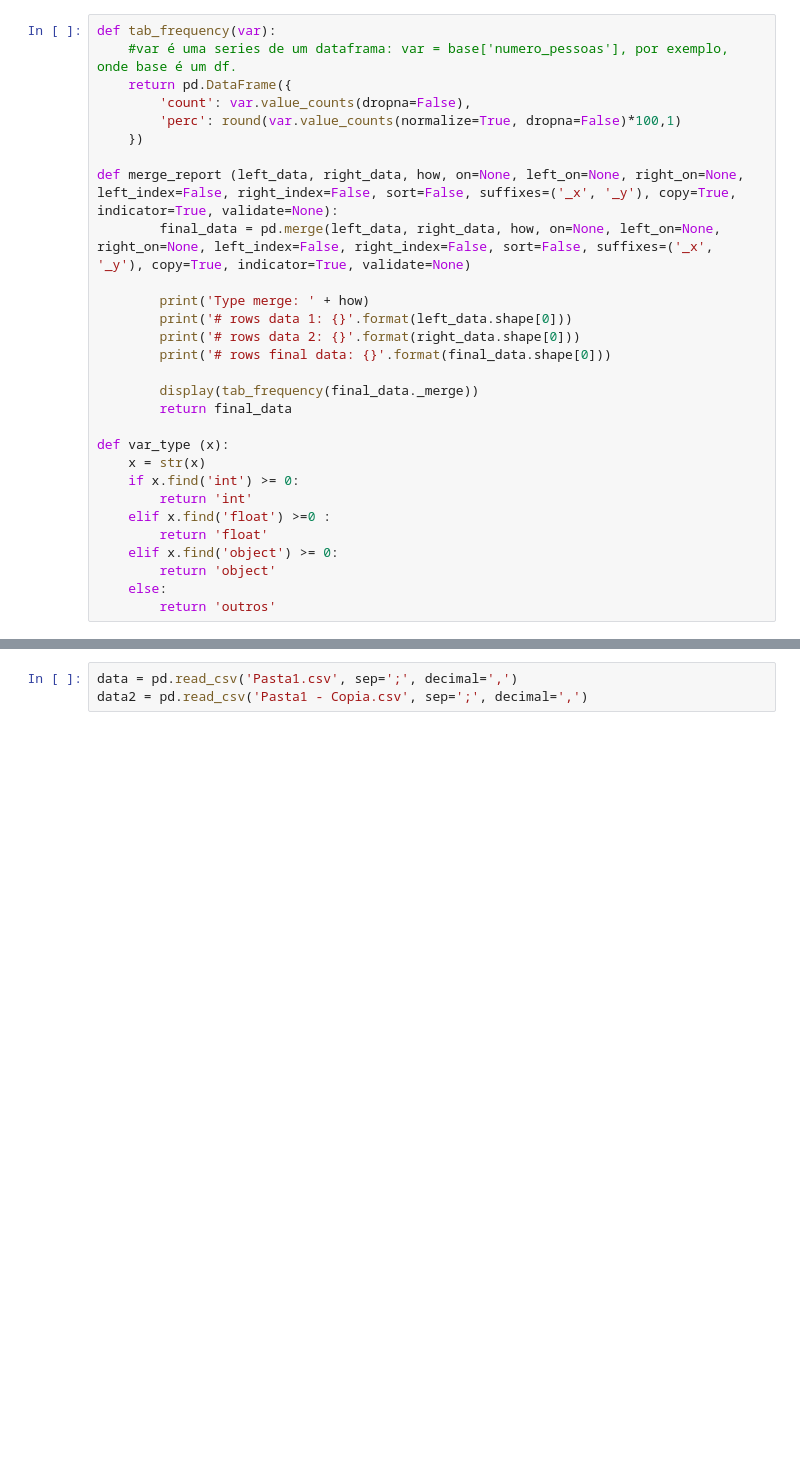
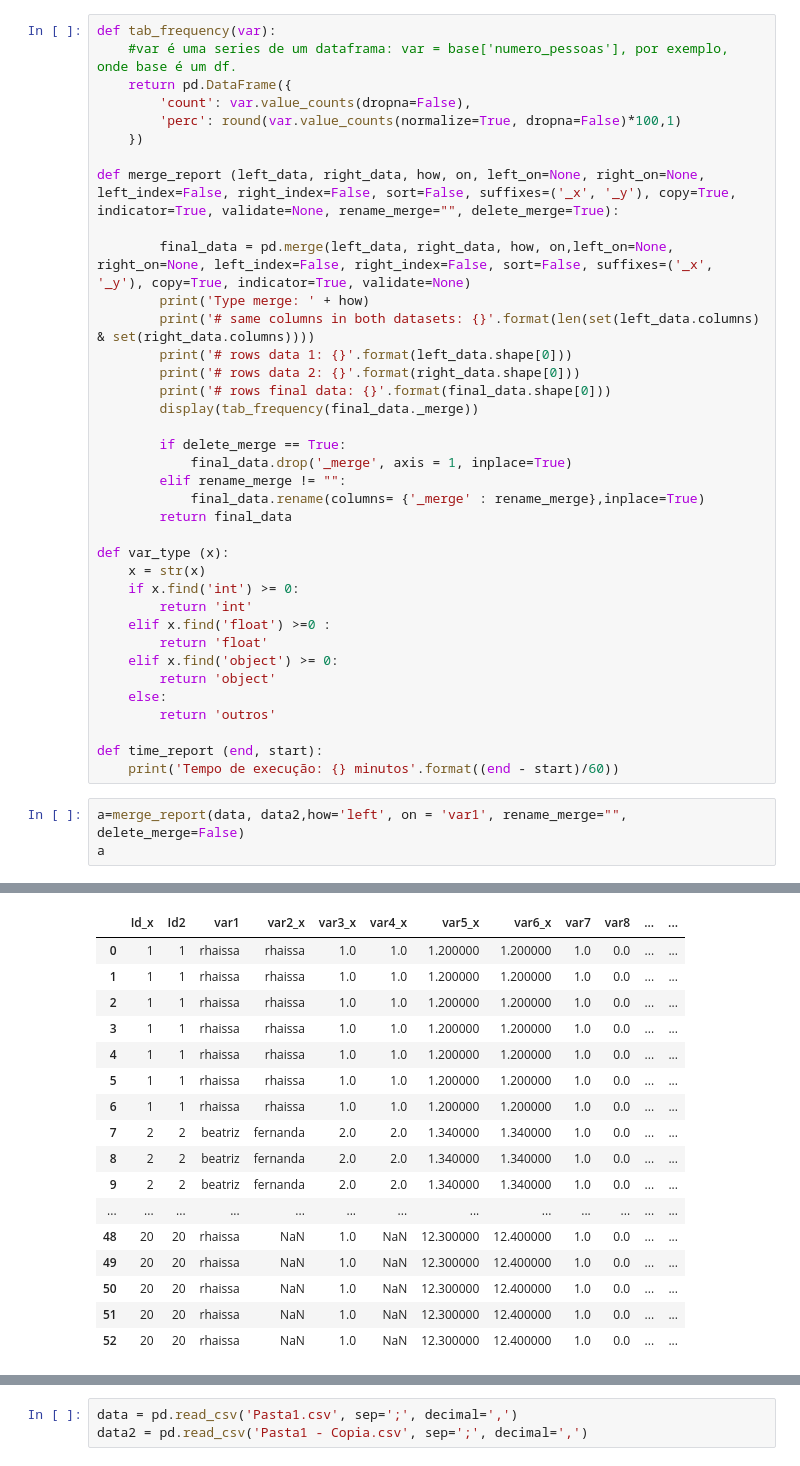
Before and after one commit to mopdc/python-codes, a Jupyter notebook: codes for data analysis/tools_jupyter_examples/cria_classe_tools.ipynb, the cells around one changed output, grey strips where cells are left out. Cells and saved outputs as stored; diff of their text form; blank space fills up the shorter version.

```diff
--- a/codes for data analysis/tools_jupyter_examples/cria_classe_tools.ipynb
+++ b/codes for data analysis/tools_jupyter_examples/cria_classe_tools.ipynb
@@ -27,15 +21,20 @@ def tab_frequency(var):
         'perc': round(var.value_counts(normalize=True, dropna=False)*100,1)
     })
 
-def merge_report (left_data, right_data, how, on=None, left_on=None, right_on=None, left_index=False, right_index=False, sort=False, suffixes=('_x', '_y'), copy=True, indicator=True, validate=None):
-        final_data = pd.merge(left_data, right_data, how, on=None, left_on=None, right_on=None, left_index=False, right_index=False, sort=False, suffixes=('_x', '_y'), copy=True, indicator=True, validate=None)
+def merge_report (left_data, right_data, how, on, left_on=None, right_on=None, left_index=False, right_index=False, sort=False, suffixes=('_x', '_y'), copy=True, indicator=True, validate=None, rename_merge="", delete_merge=True):
 
+        final_data = pd.merge(left_data, right_data, how, on,left_on=None, right_on=None, left_index=False, right_index=False, sort=False, suffixes=('_x', '_y'), copy=True, indicator=True, validate=None)
         print('Type merge: ' + how)
+        print('# same columns in both datasets: {}'.format(len(set(left_data.columns) & set(right_data.columns))))
         print('# rows data 1: {}'.format(left_data.shape[0]))
         print('# rows data 2: {}'.format(right_data.shape[0]))
         print('# rows final data: {}'.format(final_data.shape[0]))
+        display(tab_frequency(final_data._merge))
 
-        display(tab_frequency(final_data._merge))
+        if delete_merge == True:
+            final_data.drop('_merge', axis = 1, inplace=True)
+        elif rename_merge != "":
+            final_data.rename(columns= {'_merge' : rename_merge},inplace=True)
         return final_data
 
 def var_type (x):
@@ -48,3 +47,10 @@ def var_type (x):
         return 'object'
     else:
         return 'outros'
+
+def time_report (end, start):
+    print('Tempo de execução: {} minutos'.format((end - start)/60))
+# %%
+a=merge_report(data, data2,how='left', on = 'var1', rename_merge="", delete_merge=False)
+a
+# %% [output]
@@ -50,0 +66,17 @@ def var_type (x):
+|  | Id_x | Id2 | var1 | var2_x | var3_x | var4_x | var5_x | var6_x | var7 | var8 | ... | ... |
+| 0 | 1 | 1 | rhaissa | rhaissa | 1.0 | 1.0 | 1.200000 | 1.200000 | 1.0 | 0.0 | ... | ... |
+| 1 | 1 | 1 | rhaissa | rhaissa | 1.0 | 1.0 | 1.200000 | 1.200000 | 1.0 | 0.0 | ... | ... |
+| 2 | 1 | 1 | rhaissa | rhaissa | 1.0 | 1.0 | 1.200000 | 1.200000 | 1.0 | 0.0 | ... | ... |
+| 3 | 1 | 1 | rhaissa | rhaissa | 1.0 | 1.0 | 1.200000 | 1.200000 | 1.0 | 0.0 | ... | ... |
+| 4 | 1 | 1 | rhaissa | rhaissa | 1.0 | 1.0 | 1.200000 | 1.200000 | 1.0 | 0.0 | ... | ... |
+| 5 | 1 | 1 | rhaissa | rhaissa | 1.0 | 1.0 | 1.200000 | 1.200000 | 1.0 | 0.0 | ... | ... |
+| 6 | 1 | 1 | rhaissa | rhaissa | 1.0 | 1.0 | 1.200000 | 1.200000 | 1.0 | 0.0 | ... | ... |
+| 7 | 2 | 2 | beatriz | fernanda | 2.0 | 2.0 | 1.340000 | 1.340000 | 1.0 | 0.0 | ... | ... |
+| 8 | 2 | 2 | beatriz | fernanda | 2.0 | 2.0 | 1.340000 | 1.340000 | 1.0 | 0.0 | ... | ... |
+| 9 | 2 | 2 | beatriz | fernanda | 2.0 | 2.0 | 1.340000 | 1.340000 | 1.0 | 0.0 | ... | ... |
+| ... | ... | ... | ... | ... | ... | ... | ... | ... | ... | ... | ... | ... |
+| 48 | 20 | 20 | rhaissa | NaN | 1.0 | NaN | 12.300000 | 12.400000 | 1.0 | 0.0 | ... | ... |
+| 49 | 20 | 20 | rhaissa | NaN | 1.0 | NaN | 12.300000 | 12.400000 | 1.0 | 0.0 | ... | ... |
+| 50 | 20 | 20 | rhaissa | NaN | 1.0 | NaN | 12.300000 | 12.400000 | 1.0 | 0.0 | ... | ... |
+| 51 | 20 | 20 | rhaissa | NaN | 1.0 | NaN | 12.300000 | 12.400000 | 1.0 | 0.0 | ... | ... |
+| 52 | 20 | 20 | rhaissa | NaN | 1.0 | NaN | 12.300000 | 12.400000 | 1.0 | 0.0 | ... | ... |
```
Also changed, not shown: parts of 12 cells of this notebook, 1 other file.
